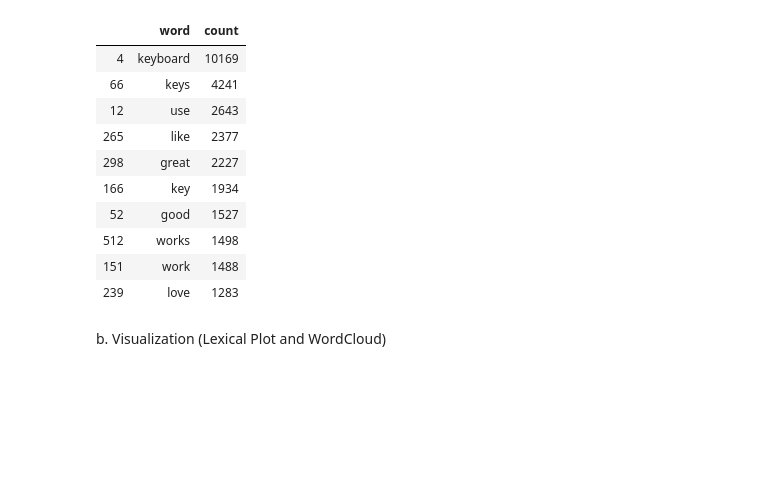
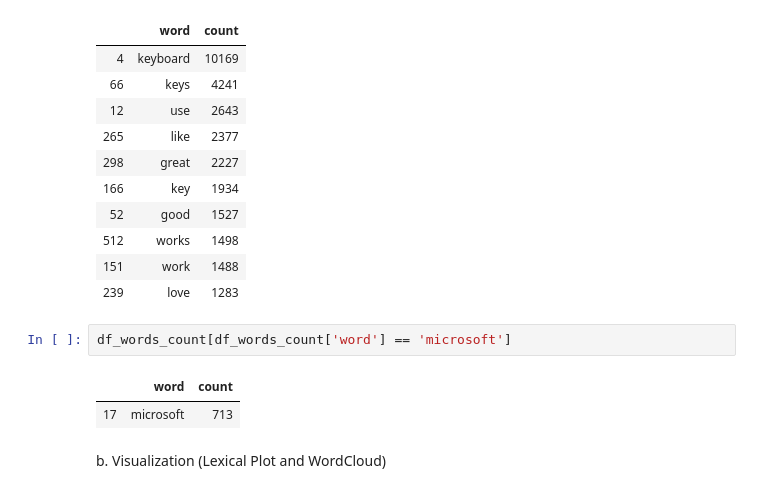
Before and after one commit to liu431/Content-Analysis-Project, a Jupyter notebook: Code/EDA_project.ipynb, the cells around one changed output. Saved outputs shown, nothing was run; the diff lists cells and outputs as text; blank space fills up the shorter version.

```diff
--- a/Code/EDA_project.ipynb
+++ b/Code/EDA_project.ipynb
@@ -137,6 +148,11 @@ df_words_count.head(10)
 | 512 | works | 1498 |
 | 151 | work | 1488 |
 | 239 | love | 1283 |
+# %%
+df_words_count[df_words_count['word'] == 'microsoft']
+# %% [output]
+|  | word | count |
+| 17 | microsoft | 713 |
 # %% [markdown]
 b. Visualization (Lexical Plot and WordCloud)
 # %%
```
Also changed, not shown: parts of 21 cells of this notebook.
